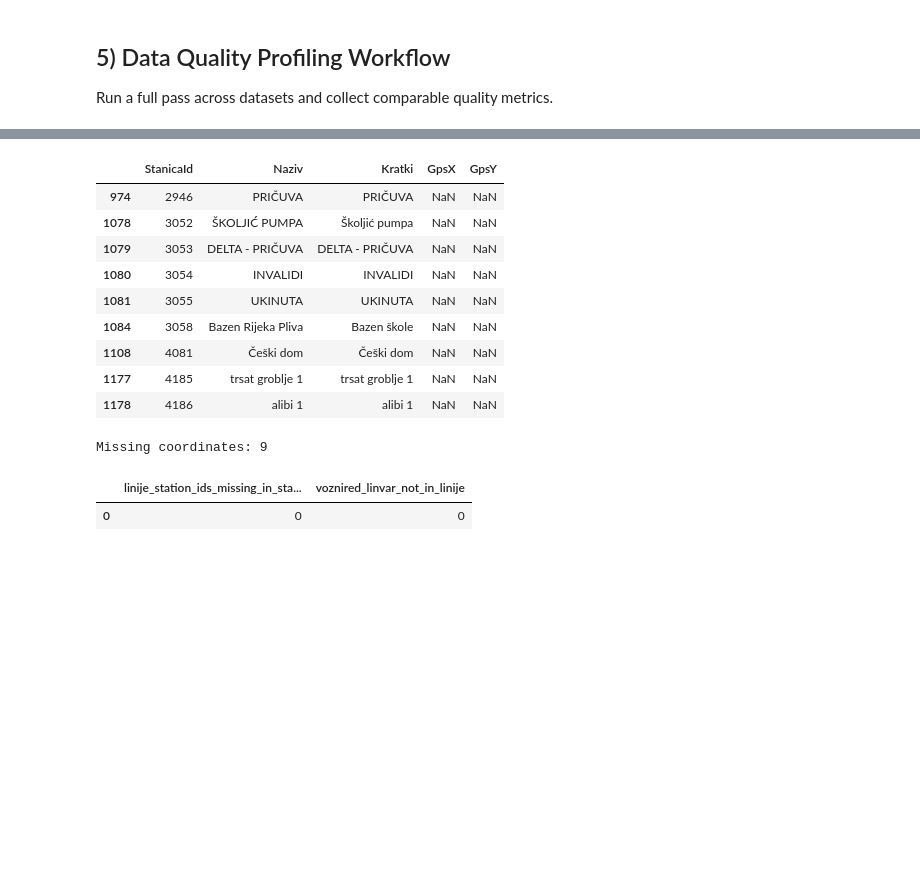
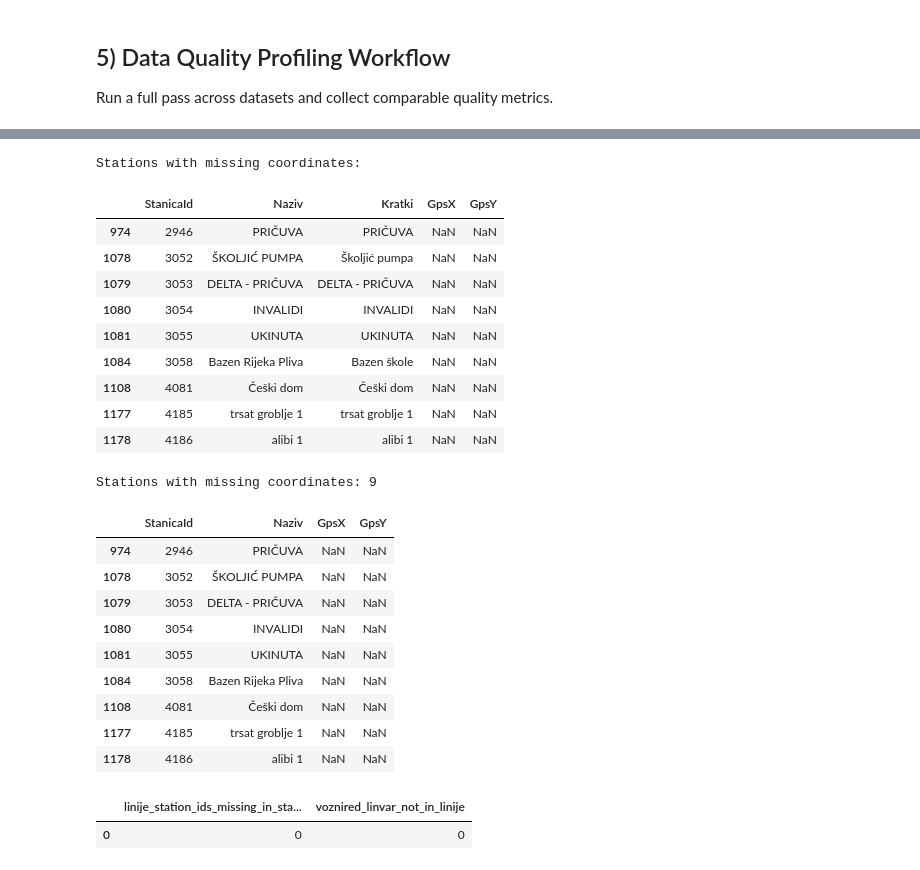
Before and after one commit to EdiProdan/arRIval, a Jupyter notebook: eda/autotrolej_static_eda.ipynb, the cells around one changed output, grey strips where cells are left out. Drawn from its saved outputs; the diff is of its cells as text; code cells hidden in the pictures; blank space fills up the shorter version.

```diff
--- a/eda/autotrolej_static_eda.ipynb
+++ b/eda/autotrolej_static_eda.ipynb
@@ -249,9 +222,10 @@ Top columns by null percentage:
 # %%
-missing_coords = stanice_base[stanice_base[["GpsX", "GpsY"]].isna().any(axis=1)].copy()
-
-display(missing_coords)
-print(f"Missing stations: {len(missing_coords)}")
+stanice_df = normalized_dfs.get("stanice", pd.DataFrame())
+missing_coords = stanice_df[stanice_df[["GpsX", "GpsY"]].isna().any(axis=1)].copy()
+print(f"\nStations with missing coordinates: ")
+missing_coords
 # %% [output]
+Stations with missing coordinates:
 |  | StanicaId | Naziv | Kratki | GpsX | GpsY |
 | 974 | 2946 | PRIČUVA | PRIČUVA | NaN | NaN |
 | 1078 | 3052 | ŠKOLJIĆ PUMPA | Školjić pumpa | NaN | NaN |
@@ -262,7 +236,37 @@ print(f"Missing stations: {len(missing_coords)}")
 | 1108 | 4081 | Češki dom | Češki dom | NaN | NaN |
 | 1177 | 4185 | trsat groblje 1 | trsat groblje 1 | NaN | NaN |
 | 1178 | 4186 | alibi 1 | alibi 1 | NaN | NaN |
-Missing coordinates: 9
+# %%
+# Stations with missing coordinates (GpsX/GpsY)
+stanice_df = normalized_dfs.get("stanice", pd.DataFrame()).copy()
+
+if stanice_df.empty:
+    print("'stanice' dataset is not available in normalized_dfs.")
+else:
+    missing_station_coords = stanice_df[stanice_df[["GpsX", "GpsY"]].isna().any(axis=1)].copy()
+    print(f"Stations with missing coordinates: {len(missing_station_coords)}")
+
+    cols_to_show = [
+        col for col in ["StanicaId", "Naziv", "GpsX", "GpsY"]
+        if col in missing_station_coords.columns
+    ]
+
+    if cols_to_show:
+        display(missing_station_coords[cols_to_show].sort_values("StanicaId"))
+    else:
+        display(missing_station_coords)
+# %% [output]
+Stations with missing coordinates: 9
+|  | StanicaId | Naziv | GpsX | GpsY |
+| 974 | 2946 | PRIČUVA | NaN | NaN |
+| 1078 | 3052 | ŠKOLJIĆ PUMPA | NaN | NaN |
+| 1079 | 3053 | DELTA - PRIČUVA | NaN | NaN |
+| 1080 | 3054 | INVALIDI | NaN | NaN |
+| 1081 | 3055 | UKINUTA | NaN | NaN |
+| 1084 | 3058 | Bazen Rijeka Pliva | NaN | NaN |
+| 1108 | 4081 | Češki dom | NaN | NaN |
+| 1177 | 4185 | trsat groblje 1 | NaN | NaN |
+| 1178 | 4186 | alibi 1 | NaN | NaN |
 # %%
 # Cross-dataset consistency checks
 linije_df = normalized_dfs["linije"]
```
Also changed, not shown: parts of 9 cells of this notebook, 9 other files.
